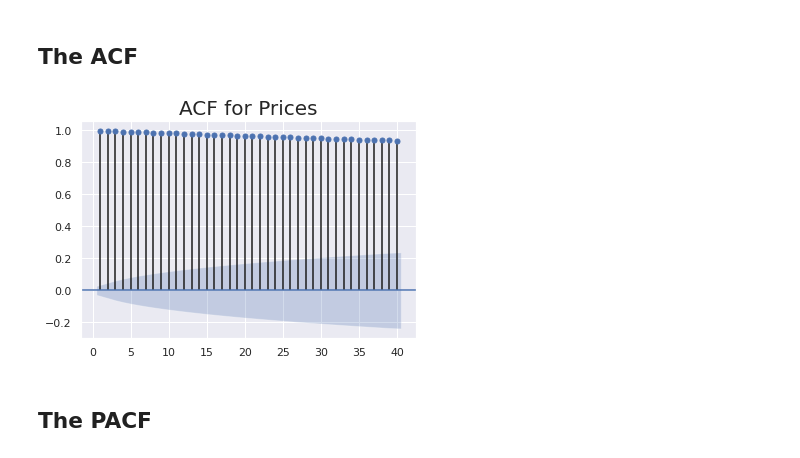
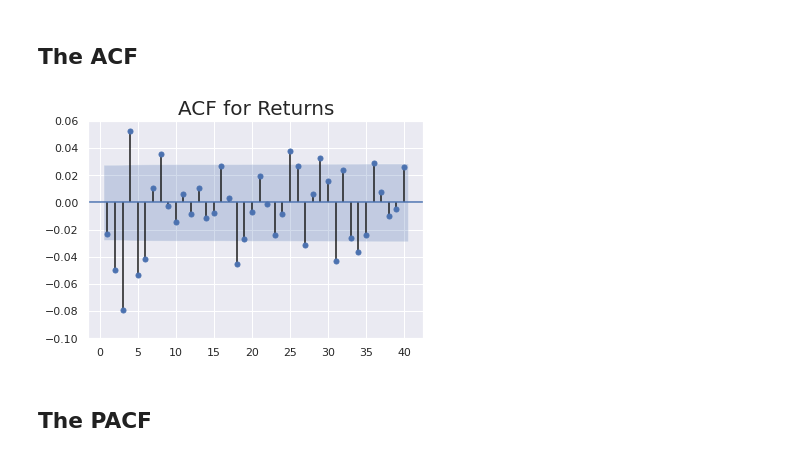
Before and after one commit to pacomm5/curso-series-temporales, a Jupyter notebook: 5. Modelos AR autorregresivos/Python/Tarea_Retornos.ipynb, the cells around one changed output. Saved outputs shown, nothing was run; the diff lists cells and outputs as text; code cells hidden in the pictures.

```diff
--- a/5. Modelos AR autorregresivos/Python/Tarea_Retornos.ipynb
+++ b/5. Modelos AR autorregresivos/Python/Tarea_Retornos.ipynb
@@ -79,11 +87,12 @@ sts.adfuller(df.returns) # eso quiere decir que es estacionaria. el p valor es t
 # %% [markdown]
 ## The ACF
 # %%
-sgt.plot_acf(df.market_value, zero = False, lags = 40)
-plt.title("ACF for Prices", size = 20)
+sgt.plot_acf(df.returns, zero = False, lags = 40)
+plt.title("ACF for Returns", size = 20)
+plt.ylim(-.1, 0.06) # con esto estamos acotando el grafico.
 plt.show()
 #
 # %% [output]
-[figure, old version]
+[figure, new version]
 # %% [markdown]
 ## The PACF
```
Also changed, not shown: parts of 14 cells of this notebook.
